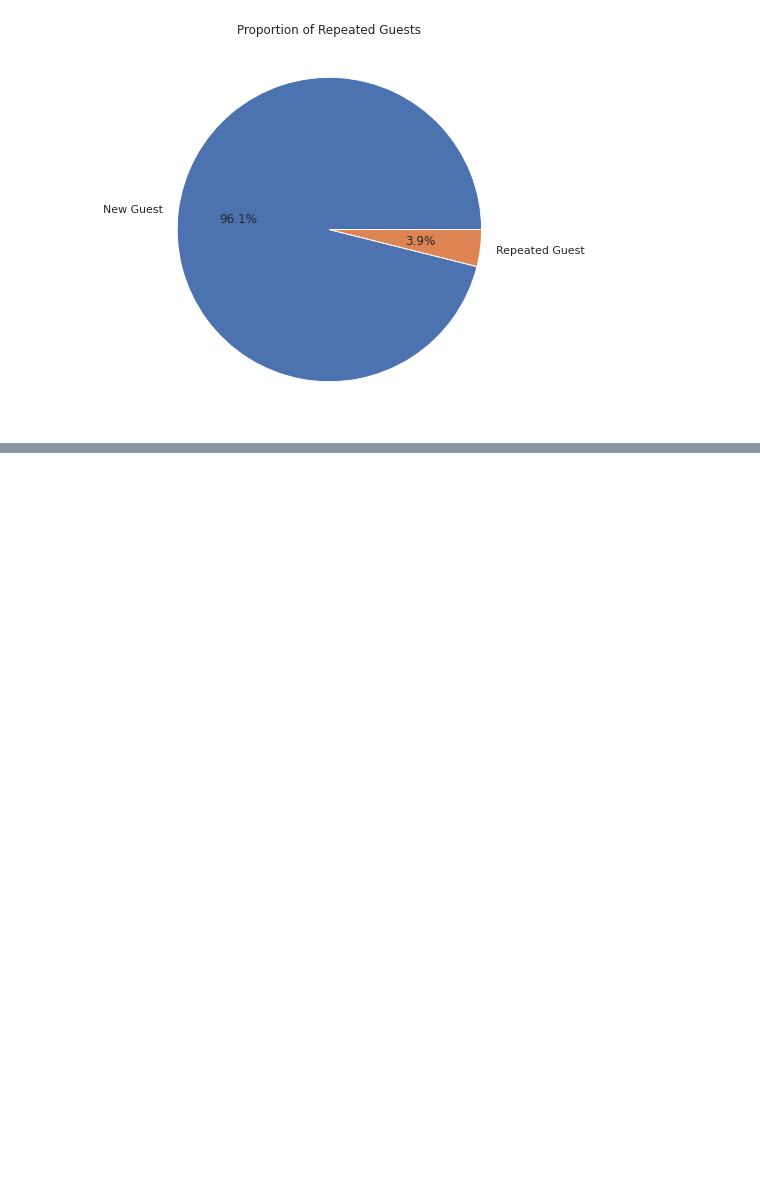
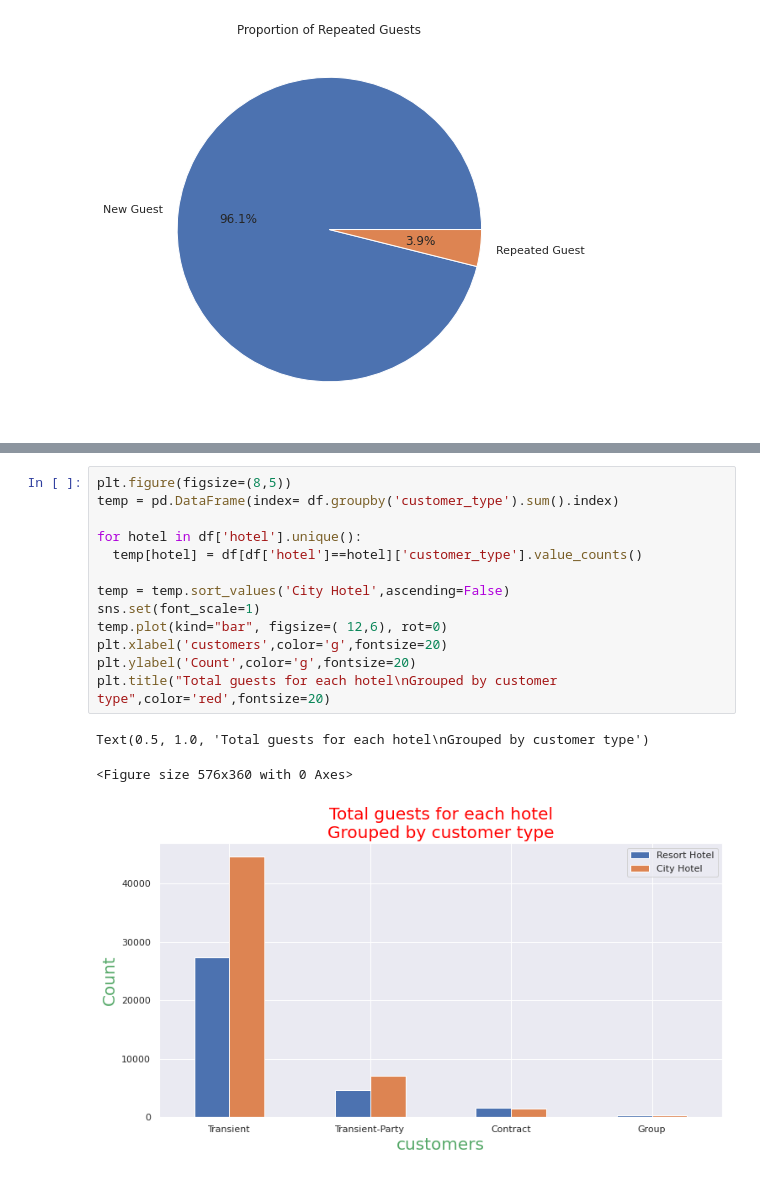
Before and after one commit to shivakumar17/hotel-booking, a Jupyter notebook: Hotel_Booking_Analysis_Capstone_Project.ipynb, the cells around one changed output, grey strips where cells are left out. Saved outputs shown, nothing was run; the diff lists cells and outputs as text; blank space fills up the shorter version.

```diff
--- a/Hotel_Booking_Analysis_Capstone_Project.ipynb
+++ b/Hotel_Booking_Analysis_Capstone_Project.ipynb
@@ -625,0 +685,17 @@ Text(0.5, 1.0, 'Proportion of Repeated Guests')
+# %%
+plt.figure(figsize=(8,5))
+temp = pd.DataFrame(index= df.groupby('customer_type').sum().index)
+
+for hotel in df['hotel'].unique():
+  temp[hotel] = df[df['hotel']==hotel]['customer_type'].value_counts()
+
+temp = temp.sort_values('City Hotel',ascending=False)
+sns.set(font_scale=1)
+temp.plot(kind="bar", figsize=( 12,6), rot=0)
+plt.xlabel('customers',color='g',fontsize=20)
+plt.ylabel('Count',color='g',fontsize=20)
+plt.title("Total guests for each hotel\nGrouped by customer type",color='red',fontsize=20)
+# %% [output]
+Text(0.5, 1.0, 'Total guests for each hotel\nGrouped by customer type')
+<Figure size 576x360 with 0 Axes>
+[figure, added]
```
Also changed, not shown: parts of 39 cells of this notebook.
